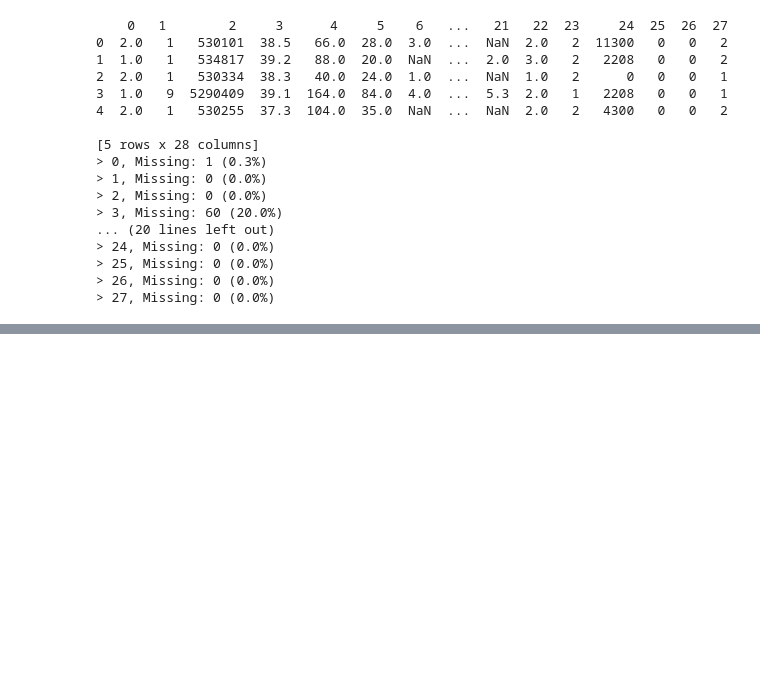
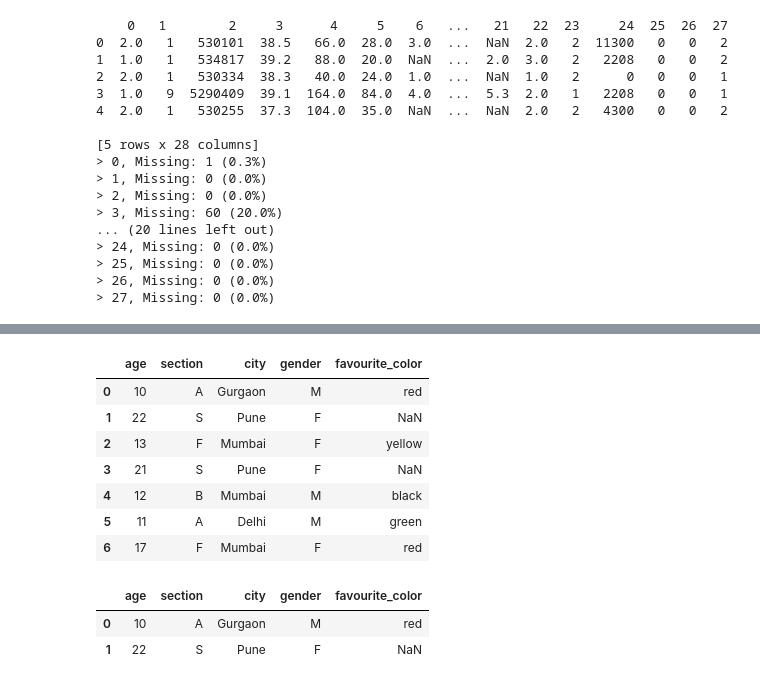
Before and after one commit to shourav47/Data-Analysis, a Jupyter notebook: Data_Analysis_for_Practice_.ipynb, the cells around one changed output, grey strips where cells are left out. Cells and saved outputs as stored; diff of their text form; code cells hidden in the pictures; blank space fills up the shorter version.

```diff
--- a/Data_Analysis_for_Practice_.ipynb
+++ b/Data_Analysis_for_Practice_.ipynb
@@ -115,0 +194,20 @@ for i in range(dataframe.shape[1]):
+# %%
+# update multiple columns with condition
+data.loc[(data.age >= 20), ['section', 'city']] = ['S','Pune']
+data
+# %% [output]
+|  | age | section | city | gender | favourite_color |
+| 0 | 10 | A | Gurgaon | M | red |
+| 1 | 22 | S | Pune | F | NaN |
+| 2 | 13 | F | Mumbai | F | yellow |
+| 3 | 21 | S | Pune | F | NaN |
+| 4 | 12 | B | Mumbai | M | black |
+| 5 | 11 | A | Delhi | M | green |
+| 6 | 17 | F | Mumbai | F | red |
+# %%
+# select rows with indexes
+display(data.iloc[0:2,:])
+# %% [output]
+|  | age | section | city | gender | favourite_color |
+| 0 | 10 | A | Gurgaon | M | red |
+| 1 | 22 | S | Pune | F | NaN |
```
Also changed, not shown: parts of 13 cells of this notebook.
